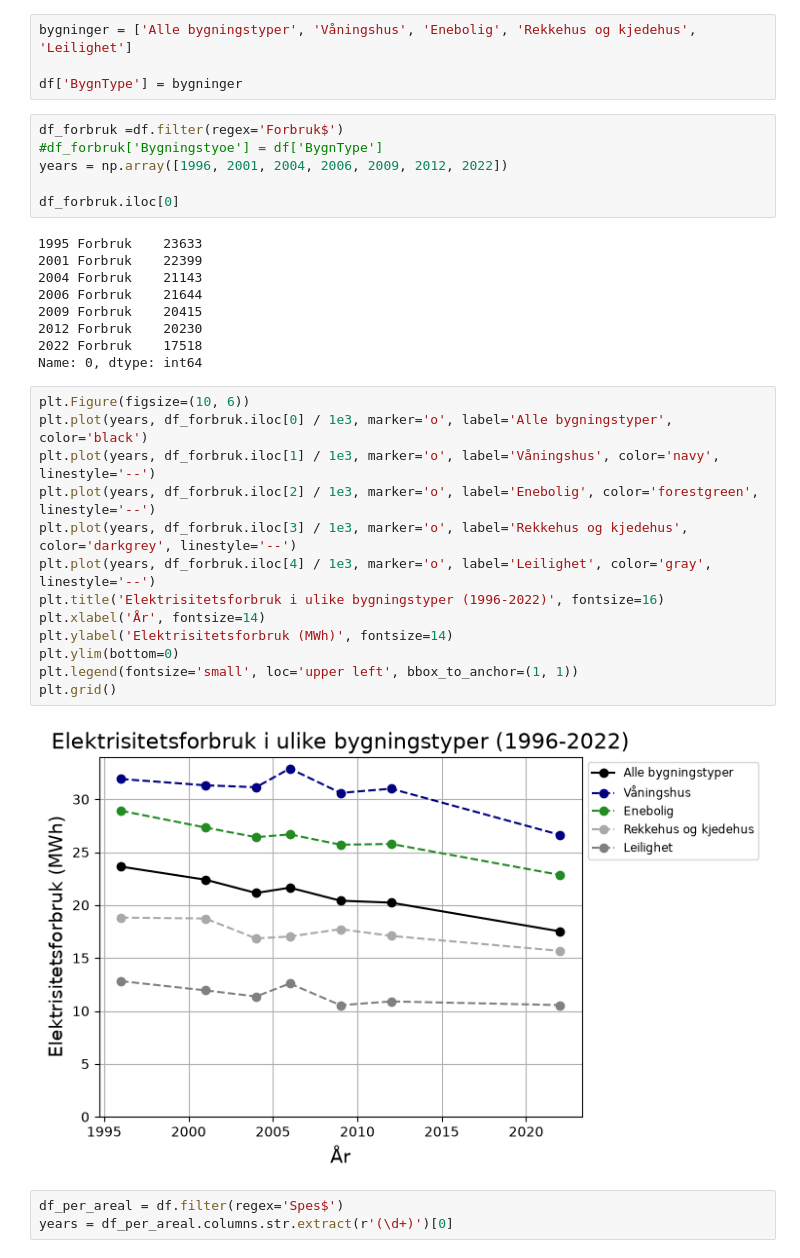
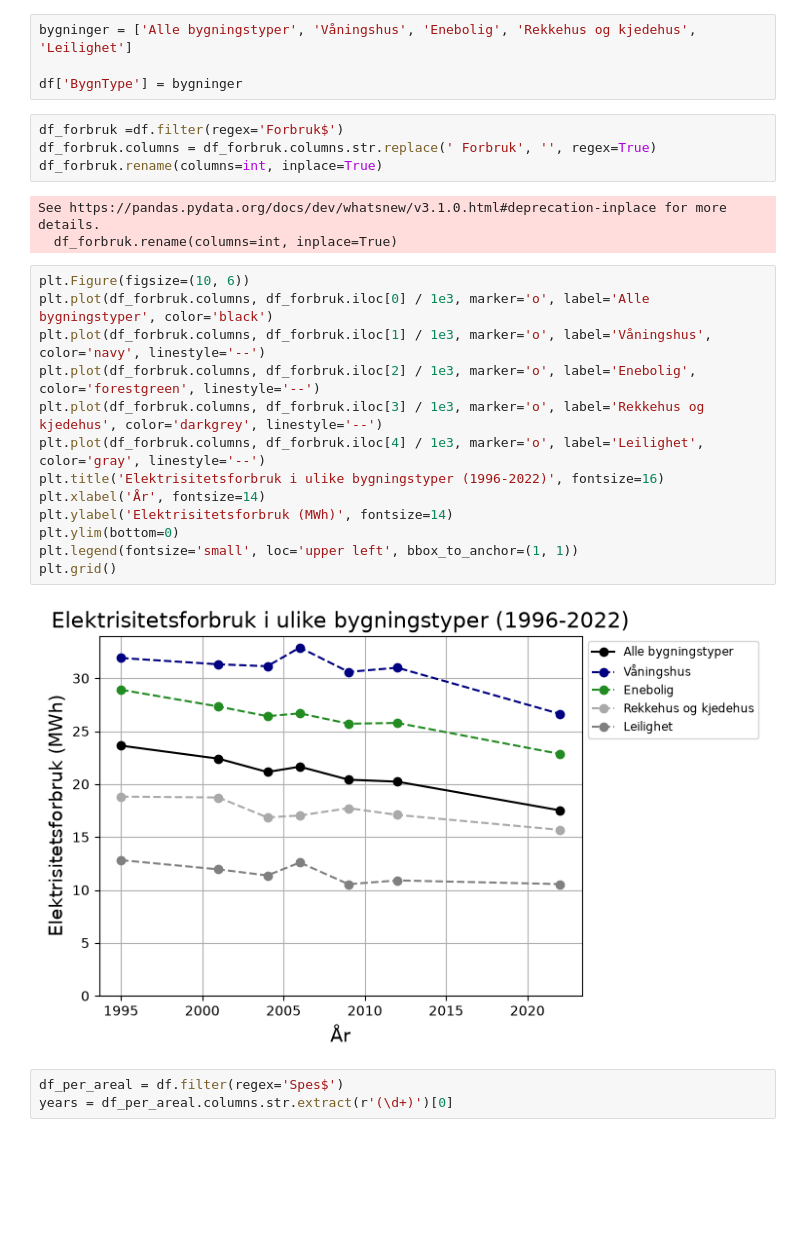
Before and after one commit to Oyvind-Aas/Electricity_and_Energy, a Jupyter notebook: Electricity_exploring.ipynb, the cells around one changed output. Drawn from its saved outputs; the diff is of its cells as text; blank space fills up the shorter version.

```diff
--- a/Electricity_exploring.ipynb
+++ b/Electricity_exploring.ipynb
@@ -28,34 +28,26 @@ bygninger = ['Alle bygningstyper', 'Våningshus', 'Enebolig', 'Rekkehus og kjede
 df['BygnType'] = bygninger
 # %%
 df_forbruk =df.filter(regex='Forbruk$')
-#df_forbruk['Bygningstyoe'] = df['BygnType']
-years = np.array([1996, 2001, 2004, 2006, 2009, 2012, 2022])
-
-df_forbruk.iloc[0]
+df_forbruk.columns = df_forbruk.columns.str.replace(' Forbruk', '', regex=True)
+df_forbruk.rename(columns=int, inplace=True)
 # %% [output]
-1995 Forbruk    23633
-2001 Forbruk    22399
-2004 Forbruk    21143
-2006 Forbruk    21644
-2009 Forbruk    20415
-2012 Forbruk    20230
-2022 Forbruk    17518
-Name: 0, dtype: int64
+See https://pandas.pydata.org/docs/dev/whatsnew/v3.1.0.html#deprecation-inplace for more details.
+  df_forbruk.rename(columns=int, inplace=True)
 # %%
 plt.Figure(figsize=(10, 6))
-plt.plot(years, df_forbruk.iloc[0] / 1e3, marker='o', label='Alle bygningstyper', color='black')
-plt.plot(years, df_forbruk.iloc[1] / 1e3, marker='o', label='Våningshus', color='navy', linestyle='--')
-plt.plot(years, df_forbruk.iloc[2] / 1e3, marker='o', label='Enebolig', color='forestgreen', linestyle='--')
-plt.plot(years, df_forbruk.iloc[3] / 1e3, marker='o', label='Rekkehus og kjedehus', color='darkgrey', linestyle='--')
-plt.plot(years, df_forbruk.iloc[4] / 1e3, marker='o', label='Leilighet', color='gray', linestyle='--')
+plt.plot(df_forbruk.columns, df_forbruk.iloc[0] / 1e3, marker='o', label='Alle bygningstyper', color='black')
+plt.plot(df_forbruk.columns, df_forbruk.iloc[1] / 1e3, marker='o', label='Våningshus', color='navy', linestyle='--')
+plt.plot(df_forbruk.columns, df_forbruk.iloc[2] / 1e3, marker='o', label='Enebolig', color='forestgreen', linestyle='--')
+plt.plot(df_forbruk.columns, df_forbruk.iloc[3] / 1e3, marker='o', label='Rekkehus og kjedehus', color='darkgrey', linestyle='--')
+plt.plot(df_forbruk.columns, df_forbruk.iloc[4] / 1e3, marker='o', label='Leilighet', color='gray', linestyle='--')
 plt.title('Elektrisitetsforbruk i ulike bygningstyper (1996-2022)', fontsize=16)
 plt.xlabel('År', fontsize=14)
 plt.ylabel('Elektrisitetsforbruk (MWh)', fontsize=14)
 plt.ylim(bottom=0)
 plt.legend(fontsize='small', loc='upper left', bbox_to_anchor=(1, 1))
 plt.grid()
 # %% [output]
-[figure, old version]
+[figure, new version]
 # %%
 df_per_areal = df.filter(regex='Spes$')
 years = df_per_areal.columns.str.extract(r'(\d+)')[0]
```
Also changed, not shown: parts of 1 cell of this notebook.
